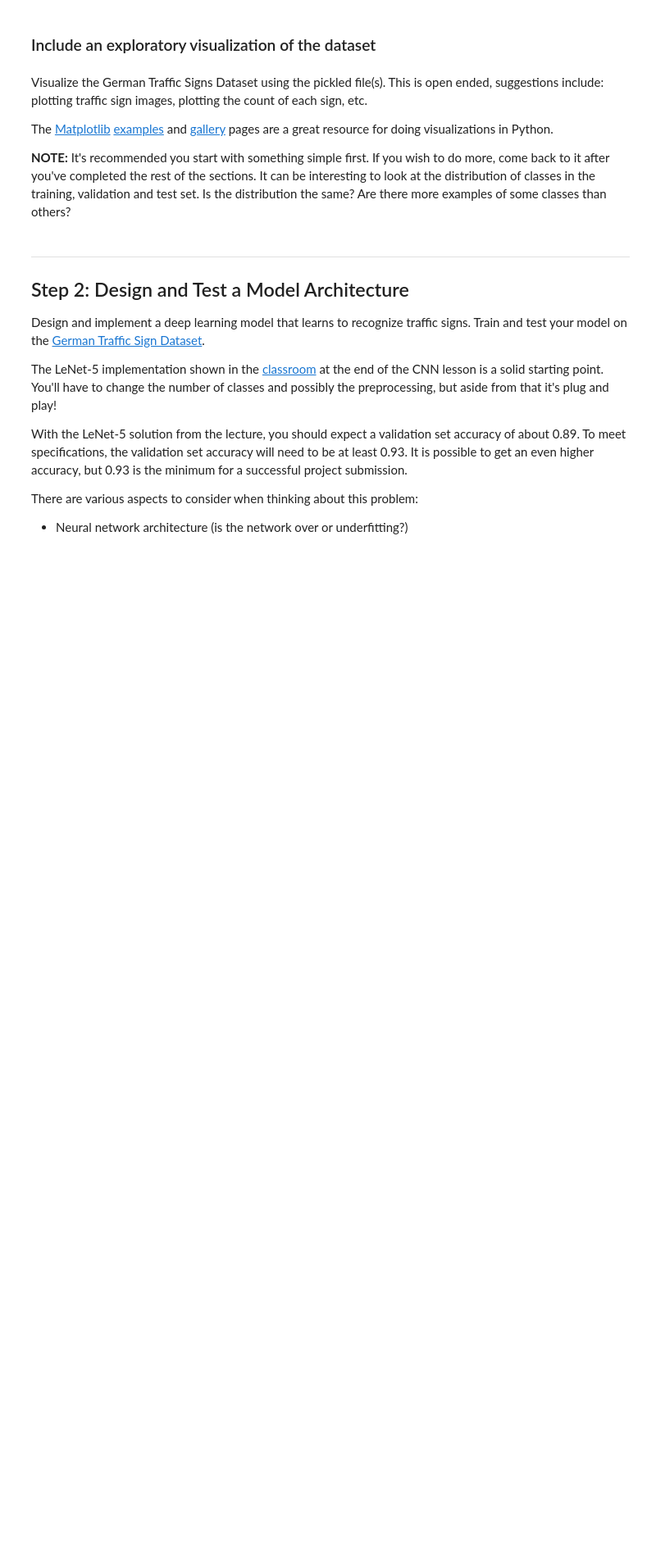
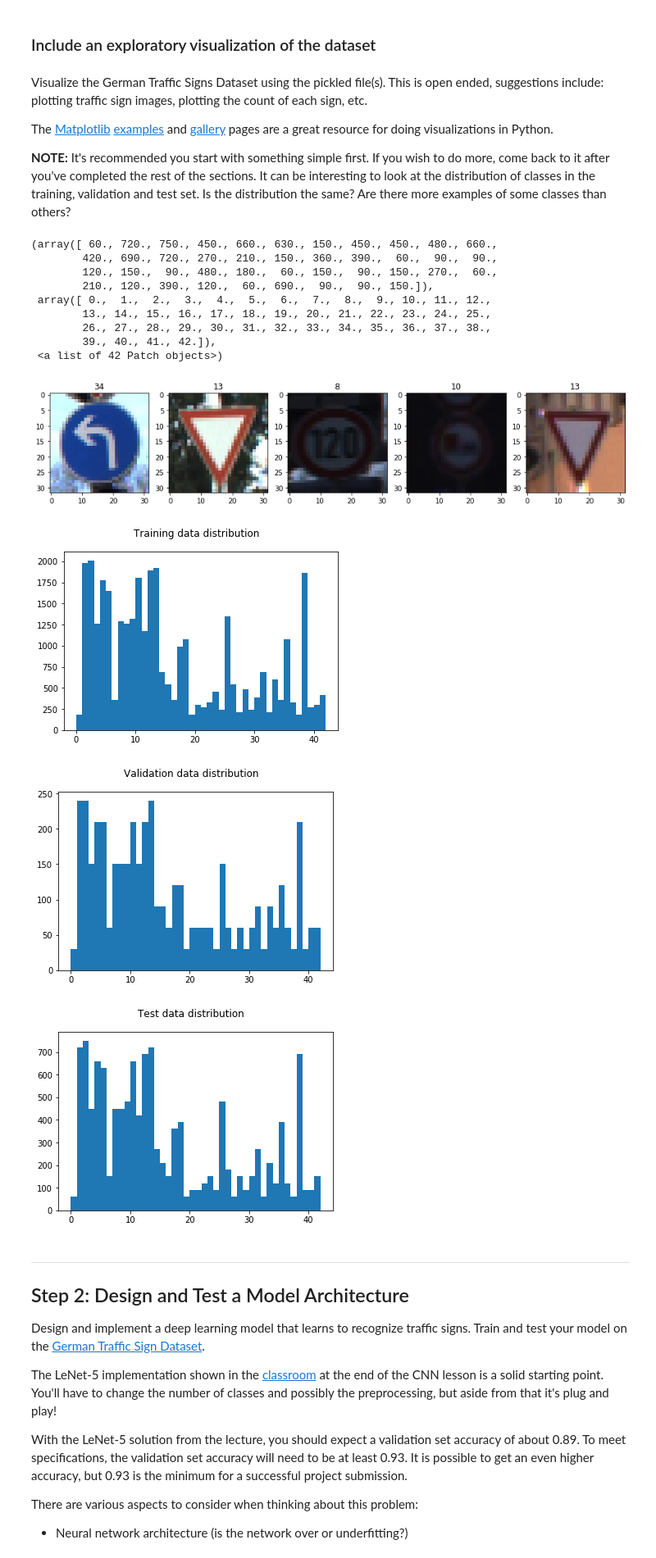
Before and after one commit to DmitriySemenov/SDCE_Project3_Traffic_Sign_Classifier, a Jupyter notebook: Traffic_Sign_Classifier.ipynb, the cells around one changed output. Shown at 82% size. Cells and saved outputs as stored; diff of their text form; code cells hidden in the pictures; blank space fills up the shorter version.

Commit message:
- Added data stats feedback. Added image grayscaling and normalization. Added initial CNN structure: LeNet.

```diff
--- a/Traffic_Sign_Classifier.ipynb
+++ b/Traffic_Sign_Classifier.ipynb
@@ -98,25 +102,27 @@ Complete the basic data summary below. Use python, numpy and/or pandas methods t
 # %% [markdown]
 ### Provide a Basic Summary of the Data Set Using Python, Numpy and/or Pandas
 # %%
+import numpy as np
 ### Replace each question mark with the appropriate value.
 ### Use python, pandas or numpy methods rather than hard coding the results
 
 # TODO: Number of training examples
-n_train = ?
+n_train = X_train.shape[0]
 
 # TODO: Number of validation examples
-n_validation = ?
+n_validation = X_valid.shape[0]
 
 # TODO: Number of testing examples.
-n_test = ?
+n_test = X_test.shape[0]
 
 # TODO: What's the shape of an traffic sign image?
-image_shape = ?
+image_shape = (X_test[0].shape)
 
 # TODO: How many unique classes/labels there are in the dataset.
-n_classes = ?
+n_classes = np.max(y_train)-np.min(y_train)+1
 
 print("Number of training examples =", n_train)
+print("Number of validation examples =", n_validation)
 print("Number of testing examples =", n_test)
 print("Image data shape =", image_shape)
 print("Number of classes =", n_classes)
@@ -137,3 +143,46 @@ import matplotlib.pyplot as plt
+# %%
+### Data exploration visualization code goes here.
+### Feel free to use as many code cells as needed.
+import matplotlib.pyplot as plt
+import random
+# Visualizations will be shown in the notebook.
+%matplotlib inline
+
+# Plot some images of different classes
+img_count = 5
+plt.figure(1, figsize=(15,15))
+for i in range(img_count):
+    sub = plt.subplot(1,img_count,i+1)
+    img_num = random.randrange(n_test)
+    plt.imshow(X_test[img_num])
+    sub.set_title(y_test[img_num])
+
+# Plot distribution of each class in each set
+fig2 = plt.figure(2)
+fig2.suptitle('Training data distribution')
+plt.hist(y_train, bins=42)
+
+fig3 = plt.figure(3)
+fig3.suptitle('Validation data distribution')
+plt.hist(y_valid, bins=42)
+
+fig4 = plt.figure(4)
+fig4.suptitle('Test data distribution')
+plt.hist(y_test, bins=42)
+# %% [output]
+(array([ 60., 720., 750., 450., 660., 630., 150., 450., 450., 480., 660.,
+        420., 690., 720., 270., 210., 150., 360., 390.,  60.,  90.,  90.,
+        120., 150.,  90., 480., 180.,  60., 150.,  90., 150., 270.,  60.,
+        210., 120., 390., 120.,  60., 690.,  90.,  90., 150.]),
+ array([ 0.,  1.,  2.,  3.,  4.,  5.,  6.,  7.,  8.,  9., 10., 11., 12.,
+        13., 14., 15., 16., 17., 18., 19., 20., 21., 22., 23., 24., 25.,
+        26., 27., 28., 29., 30., 31., 32., 33., 34., 35., 36., 37., 38.,
+        39., 40., 41., 42.]),
+ <a list of 42 Patch objects>)
+[figure, added]
+[figure, added]
+[figure, added]
+[figure, added]
 # %% [markdown]
 ----
 
```
Also changed, not shown: parts of 10 cells of this notebook.
